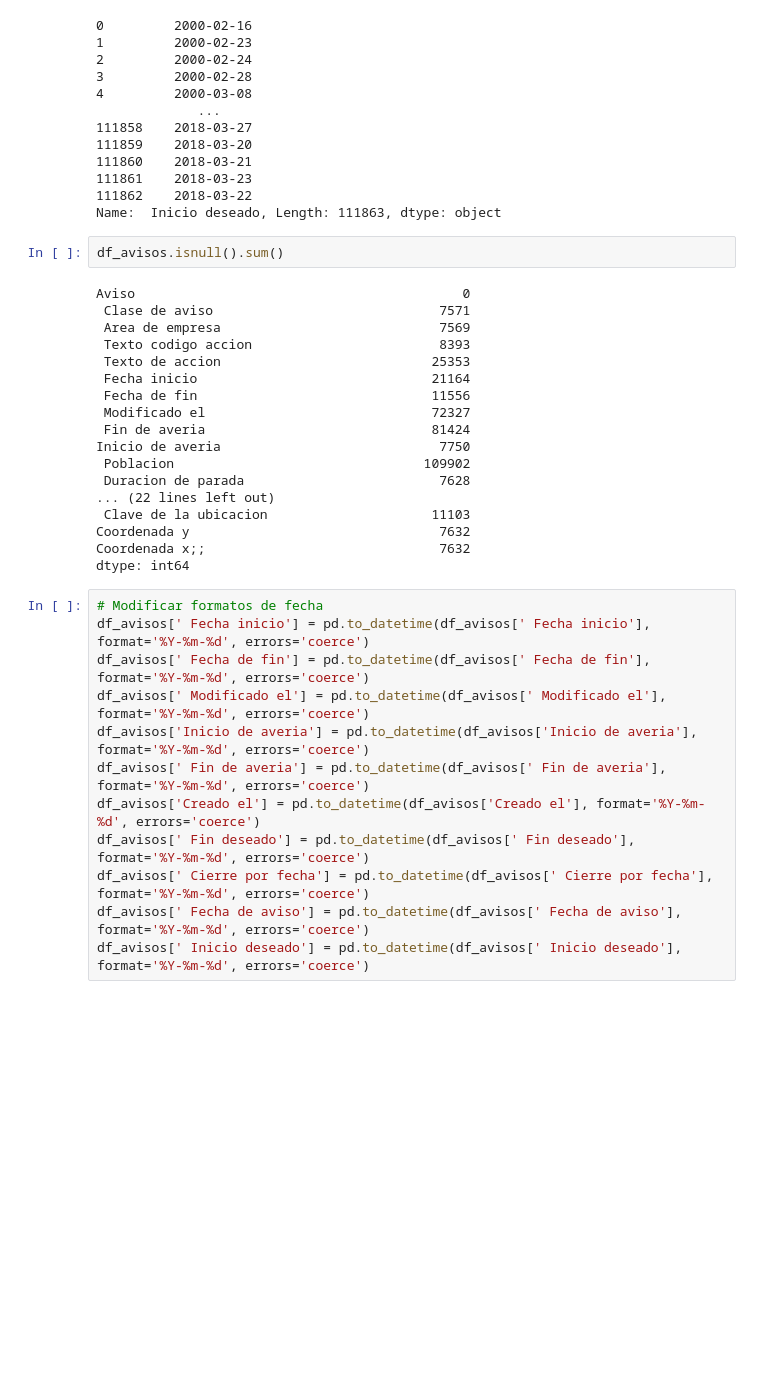
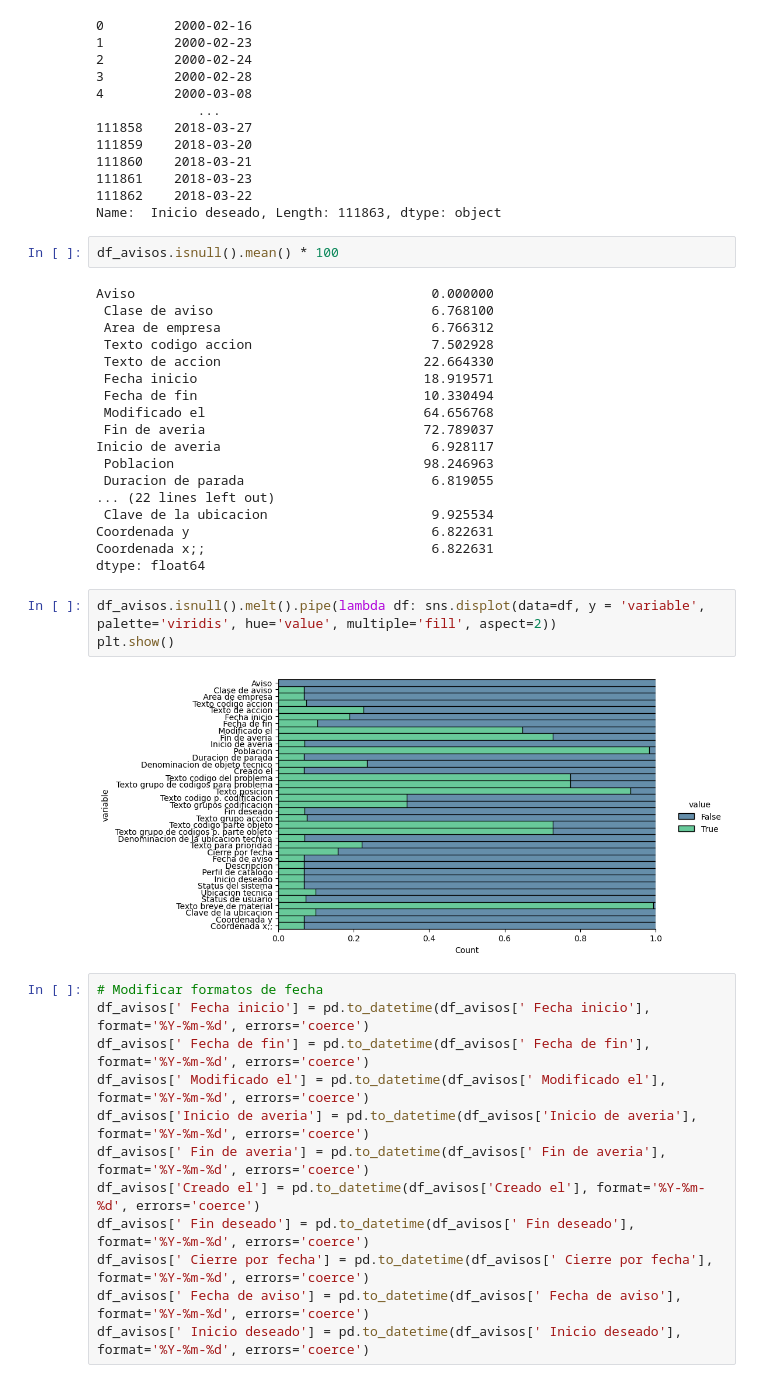
Before and after one commit to Tomaslopera/Hackathon_ISA, a Jupyter notebook: analisis_avisos_depurados.ipynb, the cells around one changed output. Drawn from its saved outputs; the diff is of its cells as text; blank space fills up the shorter version.

```diff
--- a/analisis_avisos_depurados.ipynb
+++ b/analisis_avisos_depurados.ipynb
@@ -66,25 +66,30 @@ df_avisos[' Inicio deseado']
 111862    2018-03-22
 Name:  Inicio deseado, Length: 111863, dtype: object
 # %%
-df_avisos.isnull().sum()
+df_avisos.isnull().mean() * 100
 # %% [output]
-Aviso                                          0
- Clase de aviso                             7571
- Area de empresa                            7569
- Texto codigo accion                        8393
- Texto de accion                           25353
- Fecha inicio                              21164
- Fecha de fin                              11556
- Modificado el                             72327
- Fin de averia                             81424
-Inicio de averia                            7750
- Poblacion                                109902
- Duracion de parada                         7628
+Aviso                                      0.000000
+ Clase de aviso                            6.768100
+ Area de empresa                           6.766312
+ Texto codigo accion                       7.502928
+ Texto de accion                          22.664330
+ Fecha inicio                             18.919571
+ Fecha de fin                             10.330494
+ Modificado el                            64.656768
+ Fin de averia                            72.789037
+Inicio de averia                           6.928117
+ Poblacion                                98.246963
+ Duracion de parada                        6.819055
 ... (22 lines left out)
- Clave de la ubicacion                     11103
-Coordenada y                                7632
-Coordenada x;;                              7632
-dtype: int64
+ Clave de la ubicacion                     9.925534
+Coordenada y                               6.822631
+Coordenada x;;                             6.822631
+dtype: float64
+# %%
+df_avisos.isnull().melt().pipe(lambda df: sns.displot(data=df, y = 'variable', palette='viridis', hue='value', multiple='fill', aspect=2))
+plt.show()
+# %% [output]
+[figure, added]
 # %%
 # Modificar formatos de fecha
 df_avisos[' Fecha inicio'] = pd.to_datetime(df_avisos[' Fecha inicio'], format='%Y-%m-%d', errors='coerce')
```
